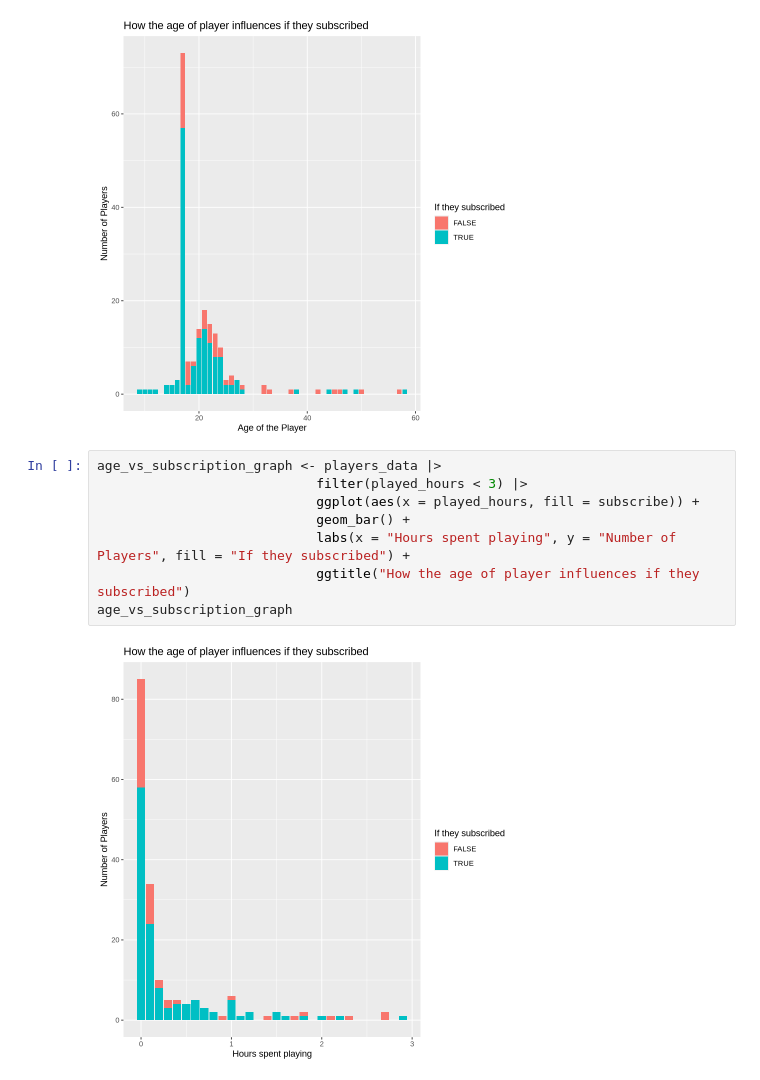
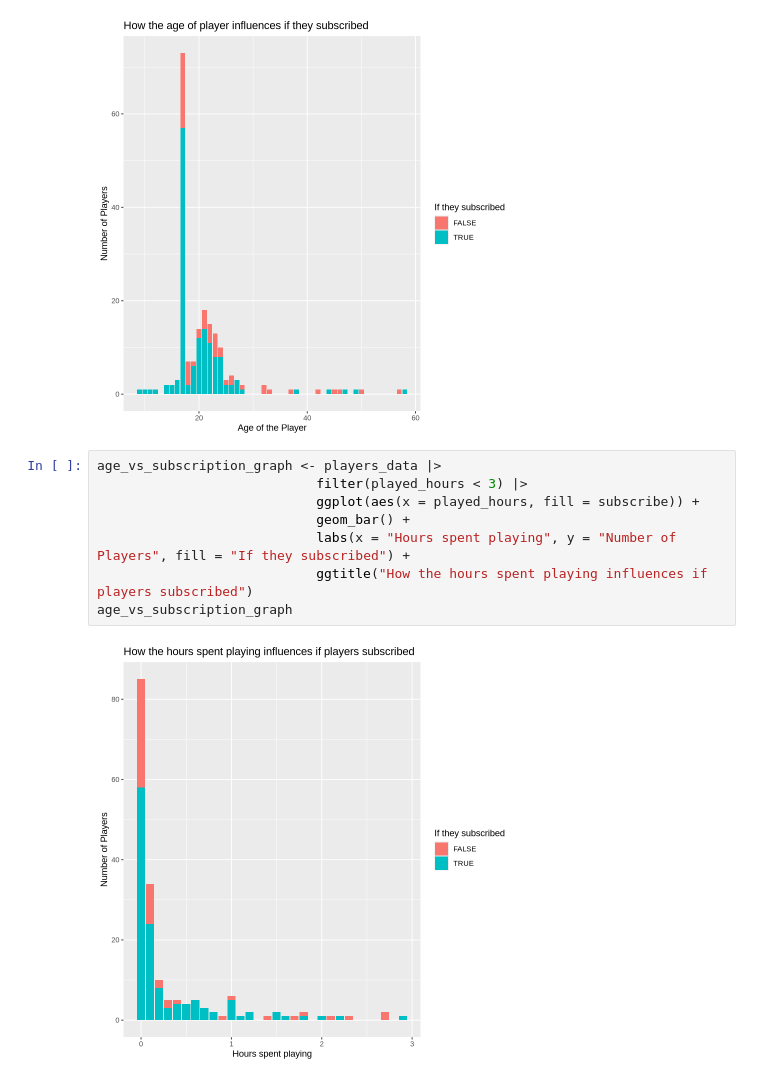
Before and after one commit to charris251/dsci-100-Project, a Jupyter notebook: IndividualGroupProject.ipynb, the cells around one changed output. Drawn from its saved outputs; the diff is of its cells as text.

```diff
--- a/IndividualGroupProject.ipynb
+++ b/IndividualGroupProject.ipynb
@@ -84,10 +143,10 @@ Warning message:
 # %%
 age_vs_subscription_graph <- players_data |>
                             filter(played_hours < 3) |>
                             ggplot(aes(x = played_hours, fill = subscribe)) +
                             geom_bar() +
                             labs(x = "Hours spent playing", y = "Number of Players", fill = "If they subscribed") +
-                            ggtitle("How the age of player influences if they subscribed")
+                            ggtitle("How the hours spent playing influences if players subscribed")
 age_vs_subscription_graph
 # %% [output]
-[figure, old version]
+[figure, new version]
```
Also changed, not shown: parts of 7 cells of this notebook.
